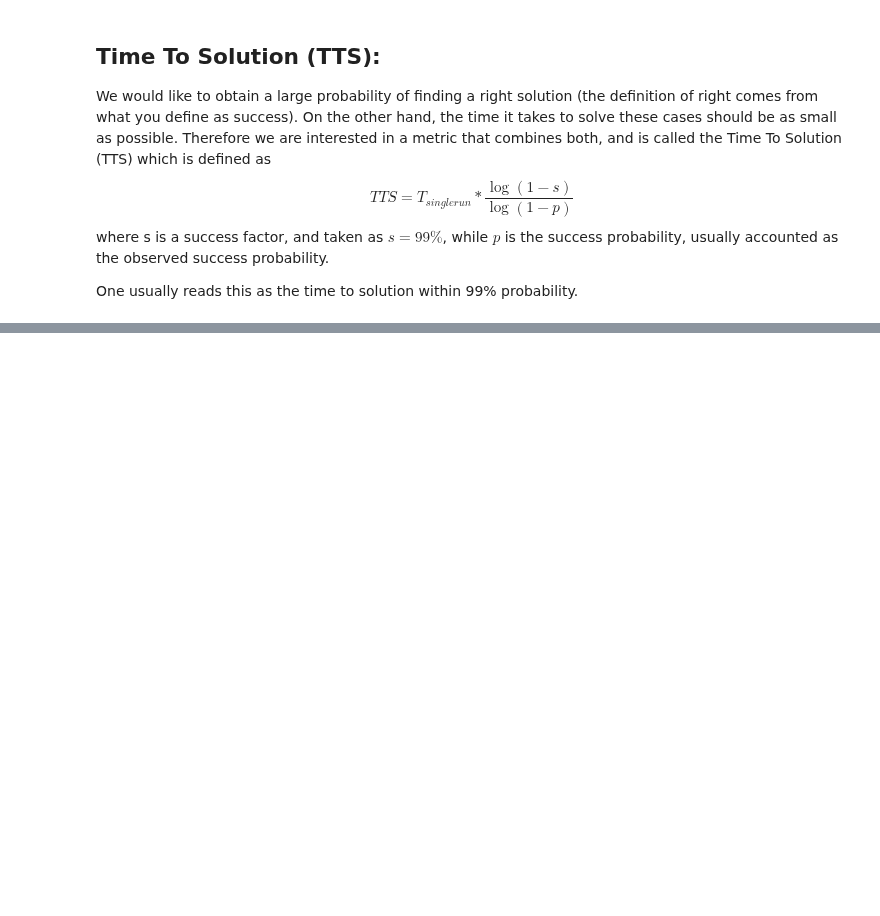
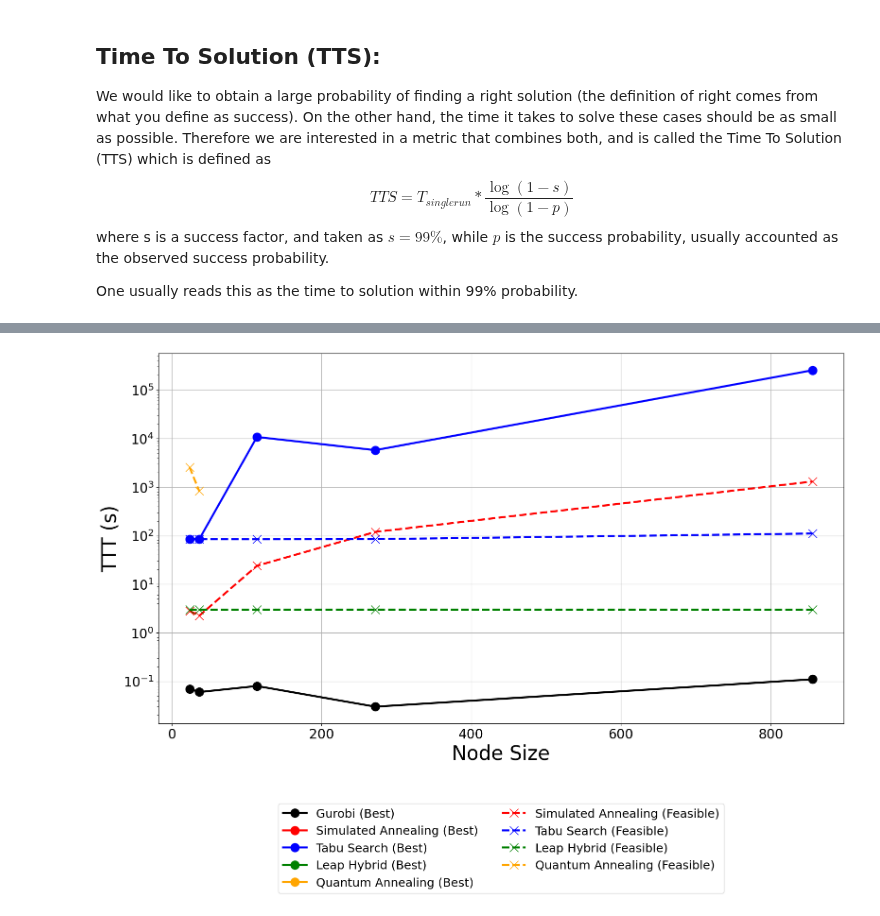
Before and after one commit to anurag-r20/WDN_Sensor_Placement, a Jupyter notebook: WDN_Sensor_Placement_Latest.ipynb, the cells around one changed output, grey strips where cells are left out. Drawn from its saved outputs; the diff is of its cells as text; code cells hidden in the pictures; blank space fills up the shorter version.

```diff
--- a/WDN_Sensor_Placement_Latest.ipynb
+++ b/WDN_Sensor_Placement_Latest.ipynb
@@ -1535,0 +1689,52 @@ plt.show()
+# %%
+def plot_tts_comparison(nodes, gurobi_best, sim_ann_best, tabu_search_best, leap_hybrid_best, quant_ann_best,
+                        gurobi_feasible, sim_ann_feasible, tabu_search_feasible, leap_hybrid_feasible, quant_ann_feasible):
+    plt.figure(figsize=(16, 12))
+
+    # Increase line width for better visibility
+    line_width = 3
+    marker_size = 13  # Adjust marker size
+
+    # Plot for Best Objective Solutions (Optimal)
+    plt.plot(nodes, gurobi_best, label='Gurobi (Best)', marker='o', linestyle='-', color='black', linewidth=line_width, markersize=marker_size)
+    plt.plot(nodes, sim_ann_best, label='Simulated Annealing (Best)', marker='o', linestyle='-', color='red', linewidth=line_width, markersize=marker_size)
+    plt.plot(nodes, tabu_search_best, label='Tabu Search (Best)', marker='o', linestyle='-', color='blue', linewidth=line_width, markersize=marker_size)
+    plt.plot(nodes, leap_hybrid_best, label='Leap Hybrid (Best)', marker='o', linestyle='-', color='green', linewidth=line_width, markersize=marker_size)
+    plt.plot(nodes, quant_ann_best, label='Quantum Annealing (Best)', marker='o', linestyle='-', color='orange', linewidth=line_width, markersize=marker_size)
+
+    # Plot for Feasible Solutions
+    plt.plot(nodes, sim_ann_feasible, label='Simulated Annealing (Feasible)', marker='x', linestyle='--', color='red', linewidth=line_width, markersize=marker_size)
+    plt.plot(nodes, tabu_search_feasible, label='Tabu Search (Feasible)', marker='x', linestyle='--', color='blue', linewidth=line_width, markersize=marker_size)
+    plt.plot(nodes, leap_hybrid_feasible, label='Leap Hybrid (Feasible)', marker='x', linestyle='--', color='green', linewidth=line_width, markersize=marker_size)
+    plt.plot(nodes, quant_ann_feasible, label='Quantum Annealing (Feasible)', marker='x', linestyle='--', color='orange', linewidth=line_width, markersize=marker_size)
+
+    plt.yscale('log')  # Log scale for better visibility of large TTS differences
+    plt.xlabel('Node Size', fontsize=30)
+    plt.ylabel('TTT (s)', fontsize=30)
+
+    plt.xticks(fontsize=20)
+    plt.yticks(fontsize=20)
+
+    # Adjust the legend to have two columns and place it below the plot
+    plt.legend(fontsize=18, loc='upper center', bbox_to_anchor=(0.5, -0.2), ncol=2)  # Two rows, positioned lower
+    plt.grid(True)
+
+    plt.tight_layout()
+    plt.show()
+
+# Plot TTS for both Best Objective and Feasible Solutions
+plot_tts_comparison(
+    nodes,
+    gurobi_tts_MIP_best,
+    sim_ann_tts_best,
+    tabu_search_tts_best,
+    leap_hybrid_tts_best,
+    quant_ann_tts_best,
+    gurobi_tts_MIP_feasible,
+    sim_ann_tts_feasible,
+    tabu_search_tts_feasible,
+    leap_hybrid_tts_feasible,
+    quant_ann_tts_feasible
+)
+# %% [output]
+[figure, added]
```
Also changed, not shown: parts of 37 cells of this notebook.
